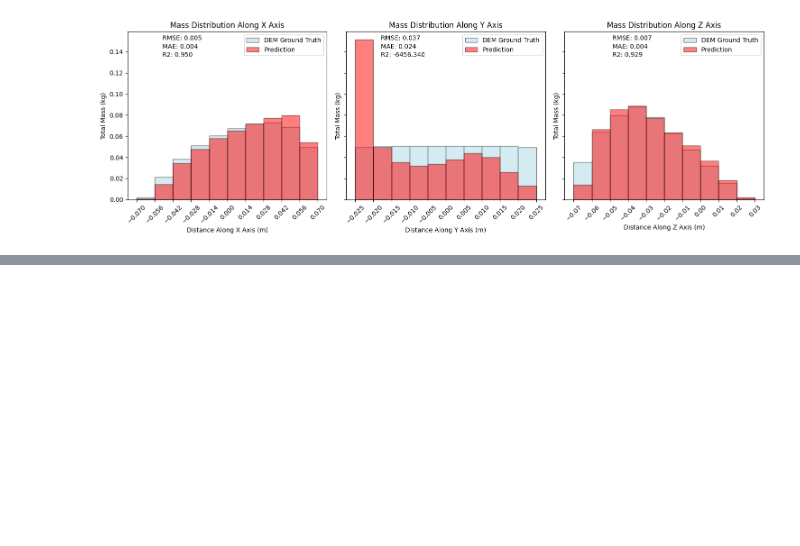
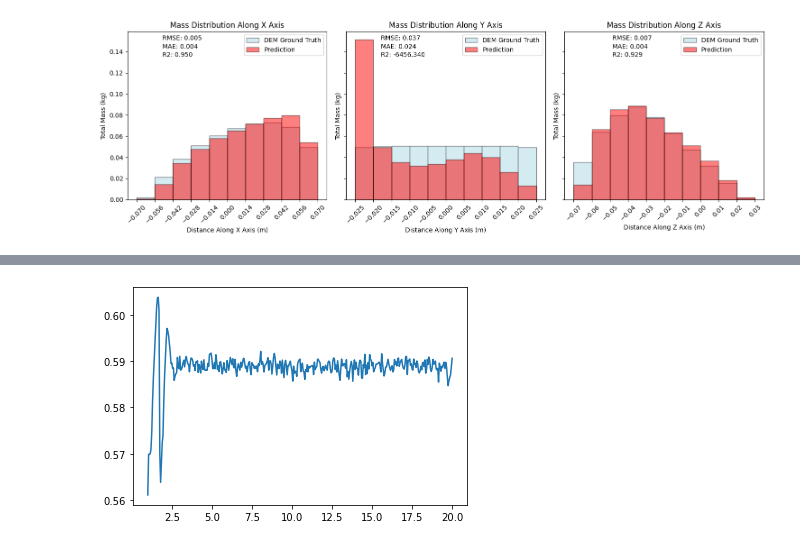
Before and after one commit to elispelis/DEM-Dissertation, a Jupyter notebook: src/density_distribution.ipynb, the cells around one changed output, grey strips where cells are left out. Drawn from its saved outputs; the diff is of its cells as text; code cells hidden in the pictures; blank space fills up the shorter version.

```diff
--- a/src/density_distribution.ipynb
+++ b/src/density_distribution.ipynb
@@ -199,0 +249,11 @@ plt.show()
+# %%
+delta_t = 0.05
+dem_volumes = []
+
+for timestep in np.arange(extrap.start_t, extrap.end_t+delta_t, delta_t):
+    timestep_i = extrap.find_nearest(timestep, extrap.deck.timestepValues)
+    print(timestep_i)
+
+    dem_particles = extrap.get_particle_coords(timestep_i)[:,:3]
+    volume = calculate_volume(dem_particles)
+    dem_volumes.append(volume)
@@ -199,0 +298,7 @@ plt.show()
+# %%
+# Plot volumes
+plt.plot(np.arange(1,20.05, 0.05), 4/3*np.pi*0.0005**3*384695/np.array(dem_volumes))
+
+plt.show()
+# %% [output]
+[figure, added]
```
Also changed, not shown: parts of 6 cells of this notebook, 3 other files.
